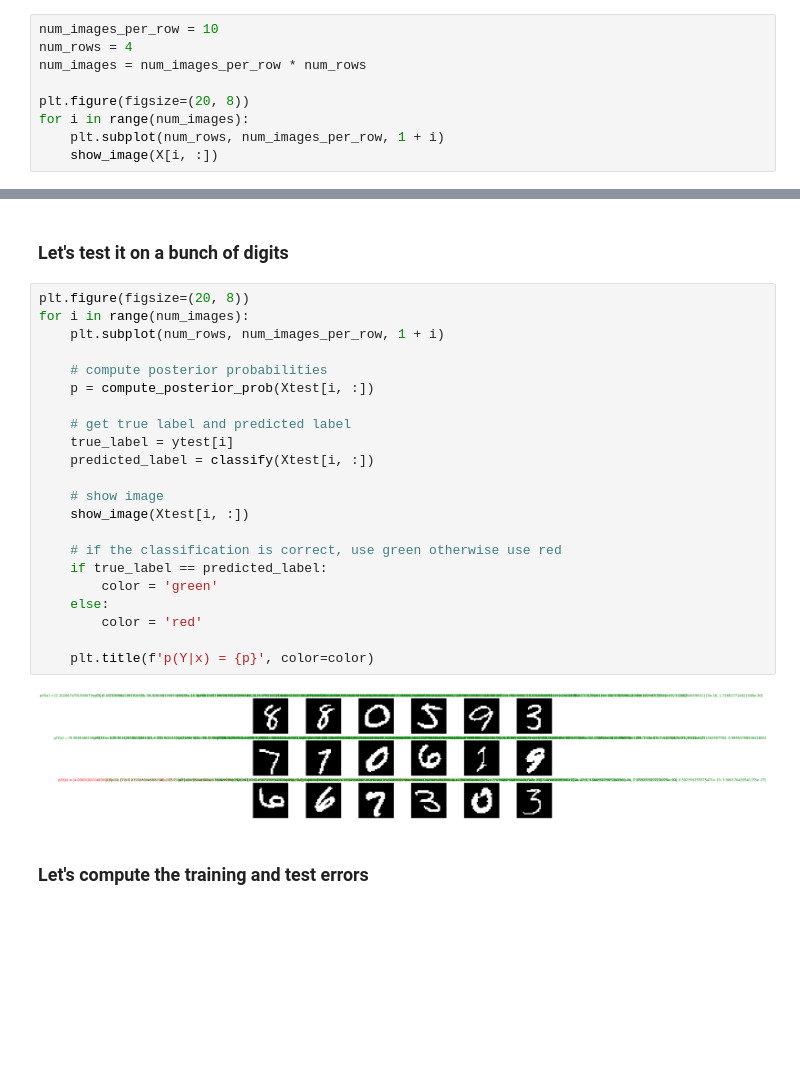
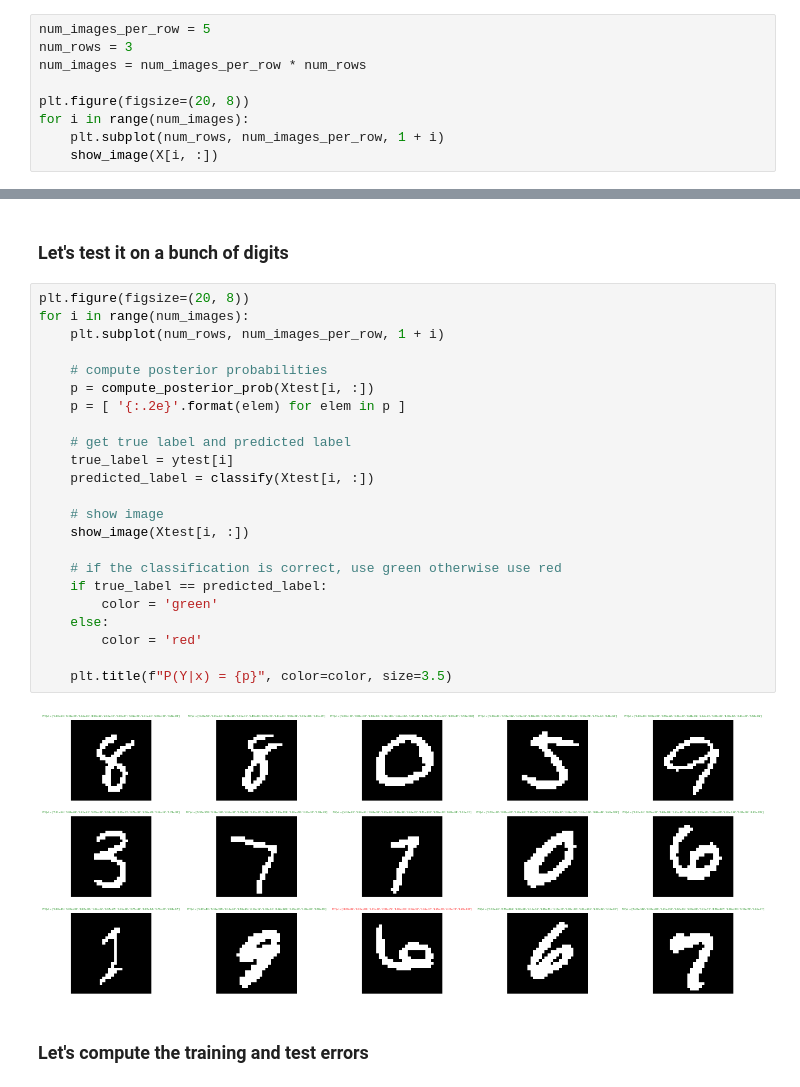
Before and after one commit to Aagaarrd/02462-assignment1, a Jupyter notebook: mnnist.ipynb, the cells around one changed output, grey strips where cells are left out. Drawn from its saved outputs; the diff is of its cells as text; blank space fills up the shorter version.

```diff
--- a/mnnist.ipynb
+++ b/mnnist.ipynb
@@ -132,8 +139,8 @@ def show_image(x, title="", clim=None, cmap=plt.cm.gray, colorbar=False):
 # %% [markdown]
 ### Let's inspect some numbers
 # %%
-num_images_per_row = 10
-num_rows = 4
+num_images_per_row = 5
+num_rows = 3
 num_images = num_images_per_row * num_rows
 
 plt.figure(figsize=(20, 8))
@@ -388,27 +395,28 @@ def classify(x):
 # %%
 plt.figure(figsize=(20, 8))
 for i in range(num_images):
     plt.subplot(num_rows, num_images_per_row, 1 + i)
 
     # compute posterior probabilities
     p = compute_posterior_prob(Xtest[i, :])
+    p = [ '{:.2e}'.format(elem) for elem in p ]
 
     # get true label and predicted label
     true_label = ytest[i]
     predicted_label = classify(Xtest[i, :])
 
     # show image
     show_image(Xtest[i, :])
 
     # if the classification is correct, use green otherwise use red
     if true_label == predicted_label:
         color = 'green'
     else:
         color = 'red'
 
-    plt.title(f'p(Y|x) = {p}', color=color)
+    plt.title(f"P(Y|x) = {p}", color=color, size=3.5)
 # %% [output]
-[figure, old version]
+[figure, new version]
 # %% [markdown]
 ### Let's compute the training and test errors
 # %%
```
Also changed, not shown: parts of 13 cells of this notebook.
